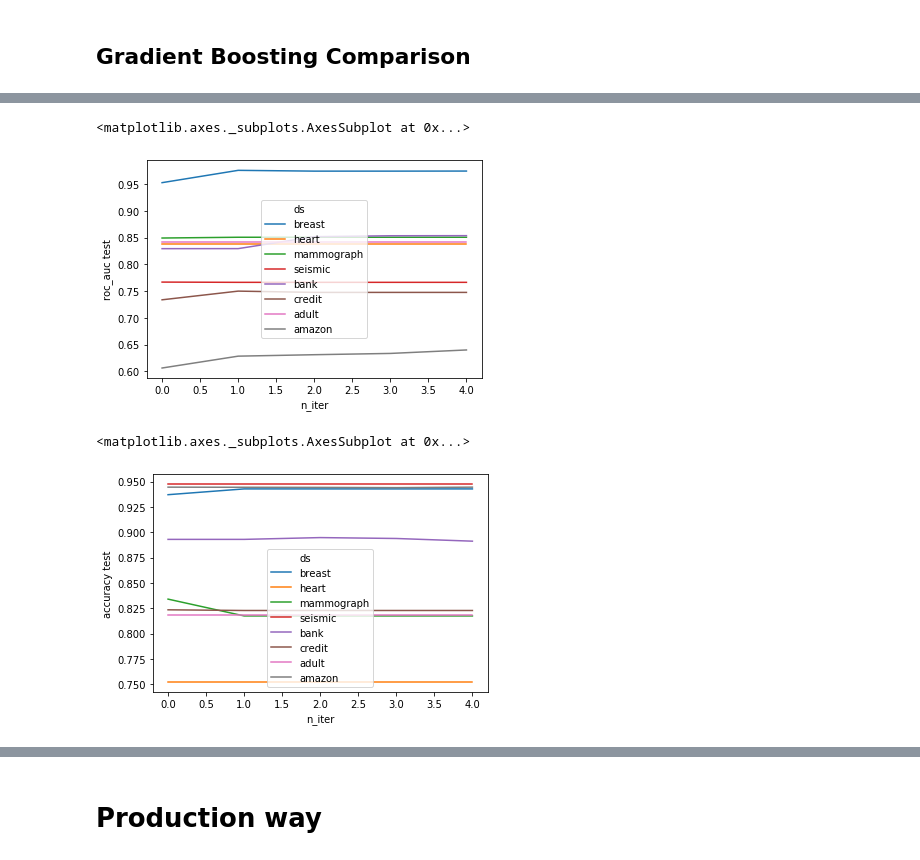
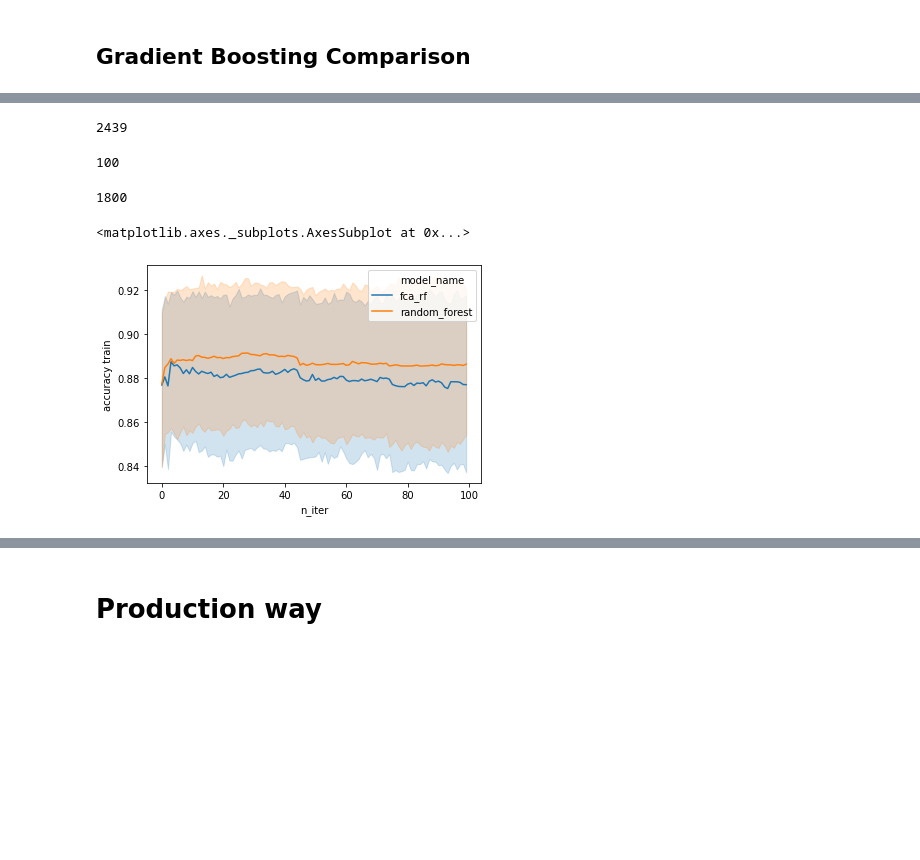
Before and after one commit to EgorDudyrev/FCA_BB_interpret, a Jupyter notebook: notebooks/2020.08.09-TreeEnsembling_with_RF.ipynb, the cells around one changed output, grey strips where cells are left out. Drawn from its saved outputs; the diff is of its cells as text; code cells hidden in the pictures; blank space fills up the shorter version.

Commit message:
Calculate RandForest GradBoosting statistics

```diff
--- a/notebooks/2020.08.09-TreeEnsembling_with_RF.ipynb
+++ b/notebooks/2020.08.09-TreeEnsembling_with_RF.ipynb
@@ -364,5 +367,5 @@ stats = []
 # %%
-for data_idx, data_name in tqdm(enumerate(data_names), total=len(data_names)):
+for data_idx, data_name in tqdm(enumerate(data_names[:-1]), total=len(data_names)-1):
     data = data_dict[data_name]
     ds, train_feats, cat_feats, y_feat = data['ds'], data['train_feats'], data['cat_feats'], data['y_feat']
     ds[cat_feats] = ds[cat_feats].astype(str)
@@ -394,6 +397,7 @@ for data_idx, data_name in tqdm(enumerate(data_names), total=len(data_names)):
         stat['concepts num'] = len(exts_all)
         stat['model_name'] = 'fca_rf'
         stat['n_iter'] = n_iter
+        stat['ds'] = data_name
         stats.append(stat)
 
         preds_train, preds_test = [get_rf_prediction(trees, x) for x in [X_train_ohe, X_test_ohe]]
@@ -401,6 +405,7 @@ for data_idx, data_name in tqdm(enumerate(data_names), total=len(data_names)):
         stat = calc_metrics(y_train, y_test, preds_train, preds_test, th_acc, th_f1)
         stat['model_name'] = 'random_forest'
         stat['n_iter'] = n_iter
+        stat['ds'] = data_name
         stats.append(stat)
 
         stats_ds = pd.concat([pd.Series(s) for s in stats],1).T
@@ -413,5 +416,5 @@ stats_ds.to_csv('stats_ds_rf.csv')
 # %%
 stats_rf_ds = stats_ds.copy()
 # %%
-for f in stats_rf_ds.drop(['model_name'],1).columns:
+for f in stats_rf_ds.drop(['model_name','ds'],1).columns:
     stats_rf_ds[f] = stats_rf_ds[f].astype(float)
@@ -510,10 +637,17 @@ stats_gb_ds.head()
+# %%
+len(stats_rf_ds)
+# %% [output]
+2439
+# %%
+n_iters
+# %% [output]
+100
+# %%
+len([x for data_name in data_names for x in [data_name]*n_iters*2])
+# %% [output]
+1800
 # %%
-sns.lineplot(x='n_iter', y='roc_auc test', hue='ds', data=stats_gb_ds[stats_gb_ds['model_name']=='gradient_boosting'])
+sns.lineplot(x='n_iter', y='accuracy train', hue='model_name',  data=stats_rf_ds)
 # %% [output]
 <matplotlib.axes._subplots.AxesSubplot at 0x...>
-[figure, old version]
+[figure, new version]
-# %%
-sns.lineplot(x='n_iter', y='accuracy test', hue='ds', data=stats_gb_ds[stats_gb_ds['model_name']=='fca_gb'])
-# %% [output]
-<matplotlib.axes._subplots.AxesSubplot at 0x...>
-[figure, removed]
```
Also changed, not shown: parts of 26 cells of this notebook, 1 other file.
